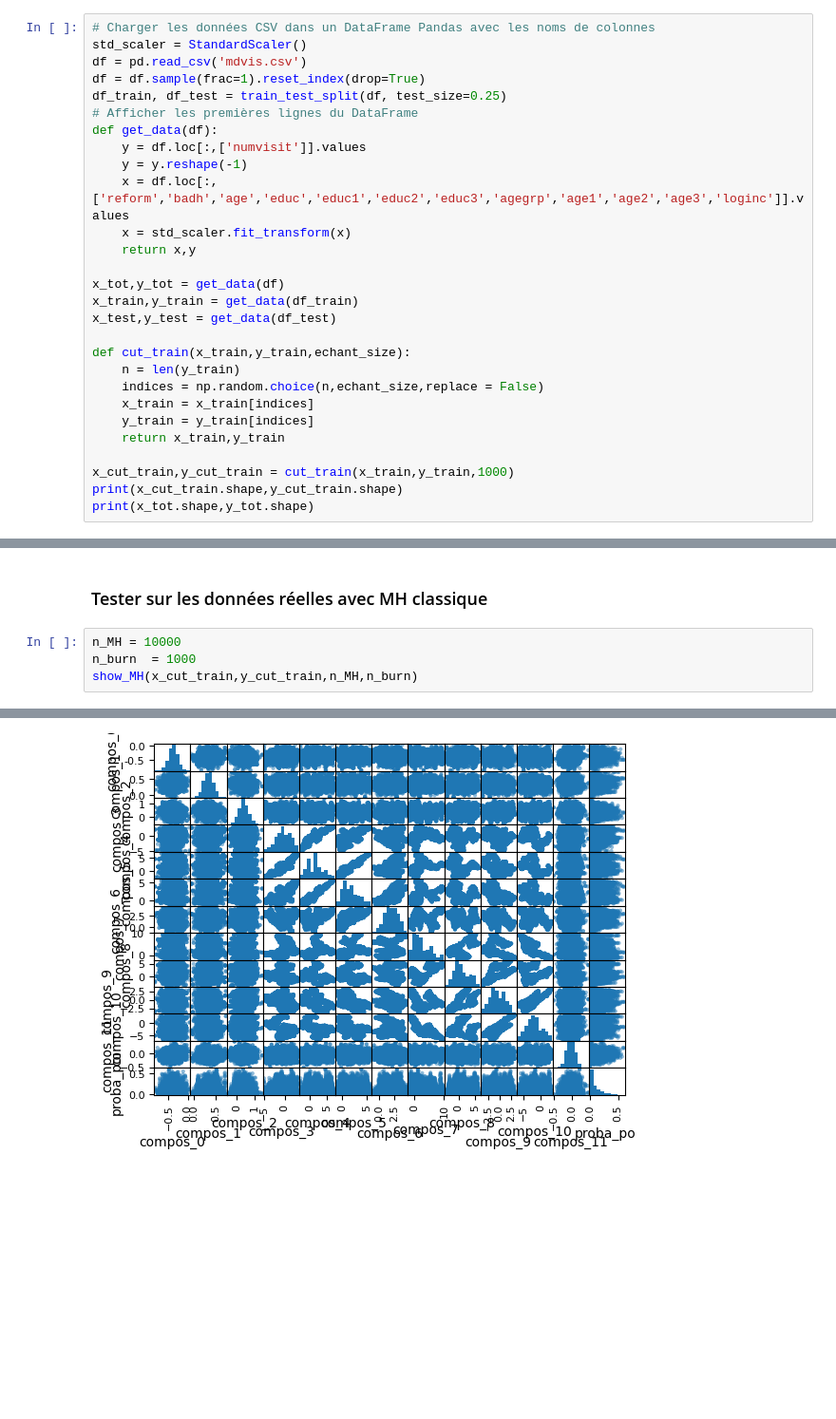
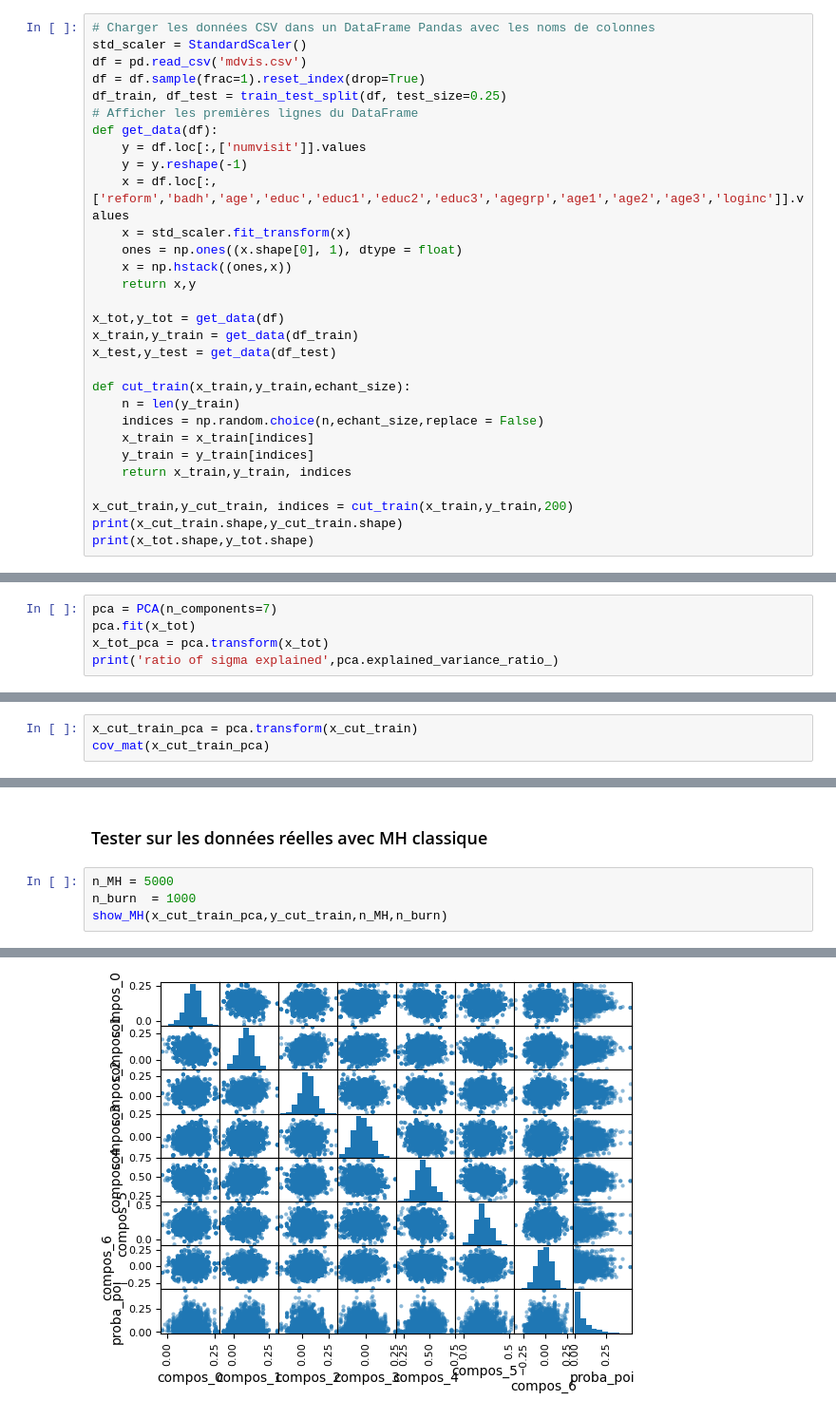
Before and after one commit to AlexandreSelvestre/Recherche-3A, a Jupyter notebook: final_simul.ipynb, the cells around one changed output, grey strips where cells are left out. Shown at 95% size. Drawn from its saved outputs; the diff is of its cells as text; blank space fills up the shorter version.

```diff
--- a/final_simul.ipynb
+++ b/final_simul.ipynb
@@ -643,6 +645,8 @@ def get_data(df):
     y = y.reshape(-1)
     x = df.loc[:,['reform','badh','age','educ','educ1','educ2','educ3','agegrp','age1','age2','age3','loginc']].values
     x = std_scaler.fit_transform(x)
+    ones = np.ones((x.shape[0], 1), dtype = float)
+    x = np.hstack((ones,x))
     return x,y
 
 x_tot,y_tot = get_data(df)
@@ -654,9 +658,9 @@ def cut_train(x_train,y_train,echant_size):
     indices = np.random.choice(n,echant_size,replace = False)
     x_train = x_train[indices]
     y_train = y_train[indices]
-    return x_train,y_train
+    return x_train,y_train, indices
 
-x_cut_train,y_cut_train = cut_train(x_train,y_train,1000)
+x_cut_train,y_cut_train, indices = cut_train(x_train,y_train,200)
 print(x_cut_train.shape,y_cut_train.shape)
 print(x_tot.shape,y_tot.shape)
 # %% [output]
@@ -676,0 +696,5 @@ plt.show()
+# %%
+pca = PCA(n_components=7)
+pca.fit(x_tot)
+x_tot_pca = pca.transform(x_tot)
+print('ratio of sigma explained',pca.explained_variance_ratio_)
@@ -676,0 +708,3 @@ plt.show()
+# %%
+x_cut_train_pca = pca.transform(x_cut_train)
+cov_mat(x_cut_train_pca)
@@ -677,7 +713,7 @@ plt.show()
 # %% [markdown]
 ### Tester sur les données réelles avec MH classique
 # %%
-n_MH = 10000
+n_MH = 5000
 n_burn  = 1000
-show_MH(x_cut_train,y_cut_train,n_MH,n_burn)
+show_MH(x_cut_train_pca,y_cut_train,n_MH,n_burn)
 # %% [output]
@@ -689 +725 @@ nombre de refus [7319. 7312. 7234. 7407. 7518. 7349. 7244. 7201. 7312. 7550. 727
-[figure, old version]
+[figure, new version]
```
Also changed, not shown: parts of 20 cells of this notebook.
